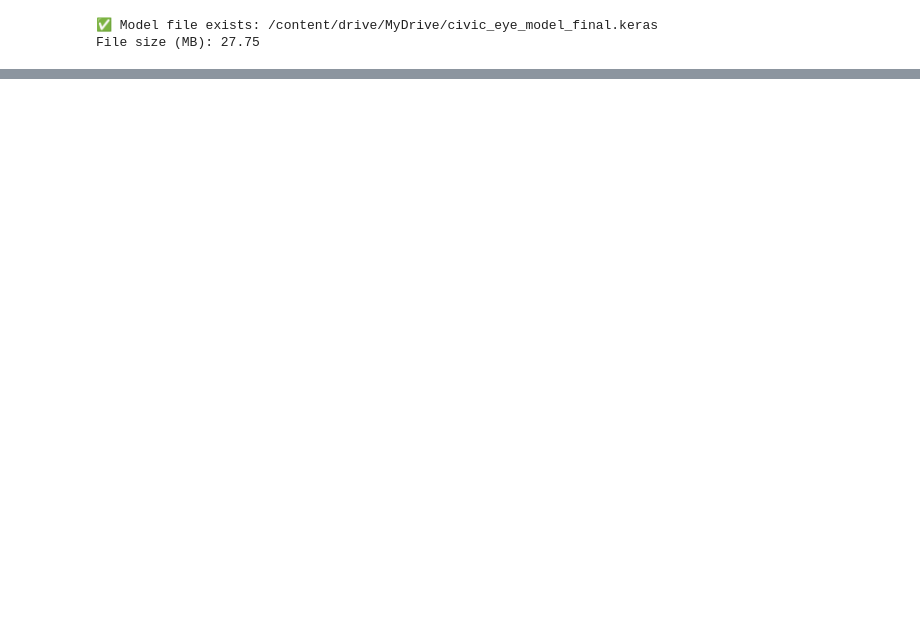
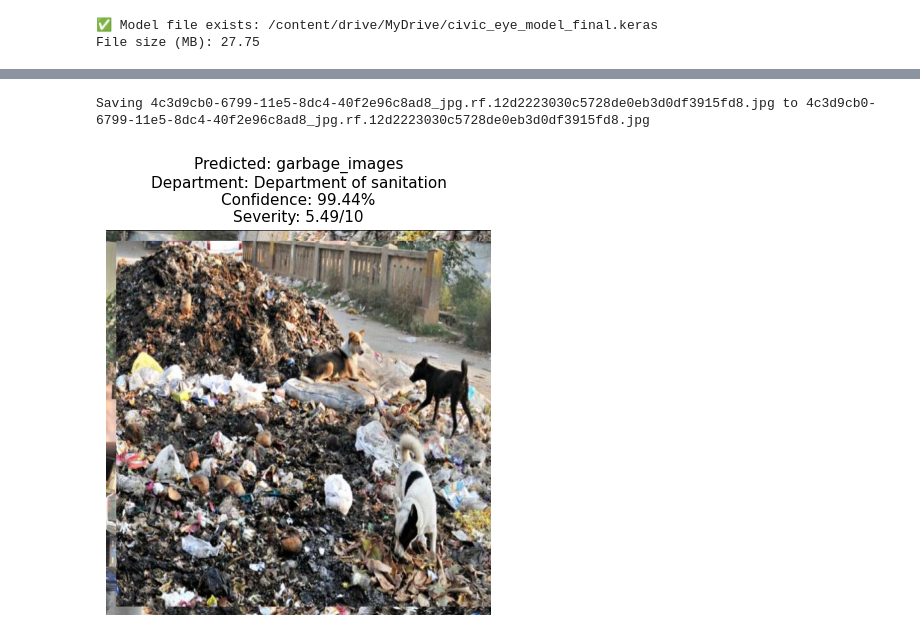
Before and after one commit to Leena811/civic_eye, a Jupyter notebook: final_civic.ipynb, the cells around one changed output, grey strips where cells are left out. Drawn from its saved outputs; the diff is of its cells as text; code cells hidden in the pictures; blank space fills up the shorter version.

```diff
--- a/final_civic.ipynb
+++ b/final_civic.ipynb
@@ -318,0 +889,67 @@ File size (MB): 27.75
+# %%
+# === Show ALL parameters above each uploaded image (Class + Dept + Confidence + Severity) ===
+from google.colab import files
+from PIL import Image
+import numpy as np
+import tensorflow as tf
+import matplotlib.pyplot as plt
+import datetime
+
+# --- safety checks (must exist from your training/priority cells) ---
+for name in ("IMG_SIZE", "model", "classes", "PrioritySeverityAnalyzer"):
+    if name not in globals():
+        raise RuntimeError(f"{name} is not defined. Run your training + priority cells first.")
+
+# Upload 1+ images
+uploaded = files.upload()
+
+# index -> class name
+label_to_folder = {i: classes[i] for i in range(len(classes))}
+
+# class name -> department (robust to case)
+label_to_department = {
+    'garbage_images': 'Department of sanitation',
+    'Potholes_images': 'Department of Road and transport',
+    'potholes_images': 'Department of Road and transport',
+    'Sewage_drainage_images': 'Department of sewage and drainage',
+    'sewage_drainage_images': 'Department of sewage and drainage',
+    'street_light_images': 'Department of street light'
+}
+
+analyzer = PrioritySeverityAnalyzer()
+
+def predict_image_with_severity(path):
+    # ---- classification ----
+    img = Image.open(path).convert('RGB').resize(IMG_SIZE)
+    arr = np.array(img).astype(np.float32)
+    arr = tf.keras.applications.efficientnet.preprocess_input(arr)
+    arr = np.expand_dims(arr, 0)
+
+    probs = model.predict(arr, verbose=0)[0]
+    idx = int(np.argmax(probs))
+    pred_label = label_to_folder[idx]
+    dept = (label_to_department.get(pred_label)
+            or label_to_department.get(pred_label.lower())
+            or 'Department of sanitation')
+    conf = float(probs[idx])
+
+    # ---- severity (uses predicted label) ----
+    severity = float(analyzer.analyze(pred_label, path, datetime.datetime.now()))
+
+    return pred_label, dept, conf, severity
+
+# ---- visualize each uploaded image with parameters in the title ----
+for fn in uploaded.keys():
+    pred_label, dept, conf, severity = predict_image_with_severity(fn)
+
+    img = Image.open(fn).convert('RGB')
+    plt.figure(figsize=(5,5))
+    plt.imshow(img)
+    plt.axis('off')
+    title = (f"Predicted: {pred_label}\n"
+             f"Department: {dept}\n"
+             f"Confidence: {conf*100:.2f}%\n"
+             f"Severity: {severity:.2f}/10")
+    plt.title(title, fontsize=11)
+    plt.show()
+# %% [output]
@@ -318,0 +957,2 @@ File size (MB): 27.75
+Saving 4c3d9cb0-6799-11e5-8dc4-40f2e96c8ad8_jpg.rf.12d2223030c5728de0eb3d0df3915fd8.jpg to 4c3d9cb0-6799-11e5-8dc4-40f2e96c8ad8_jpg.rf.12d2223030c5728de0eb3d0df3915fd8.jpg
+[figure, added]
```
Also changed, not shown: parts of 19 cells of this notebook.
